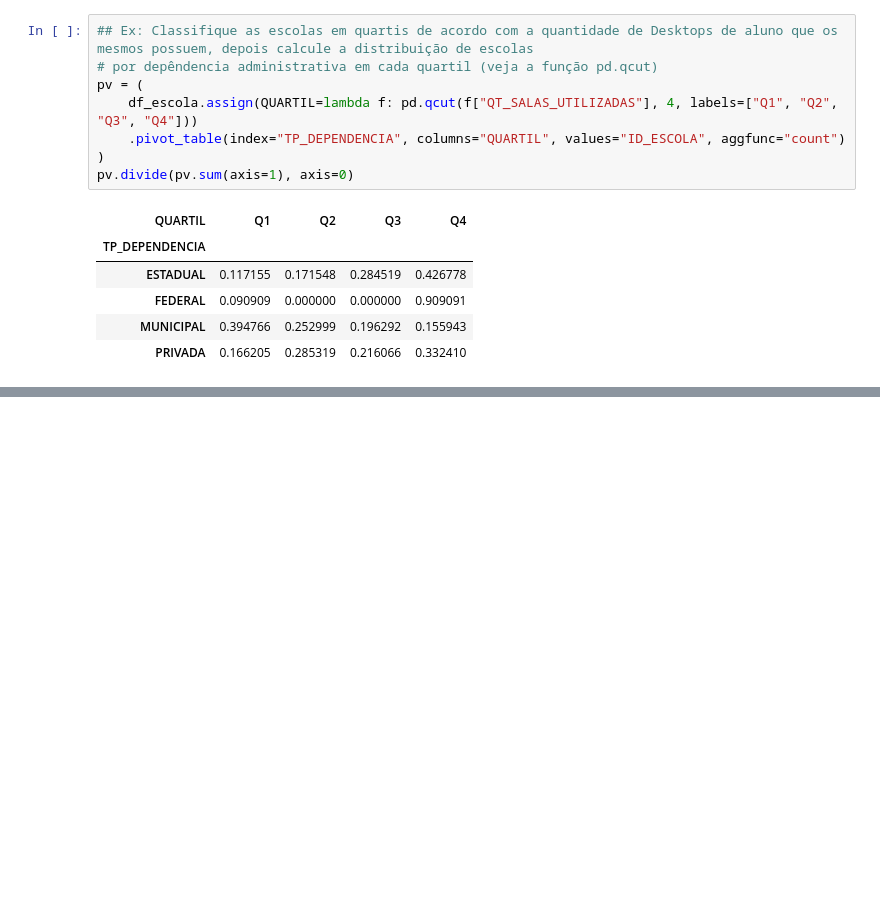
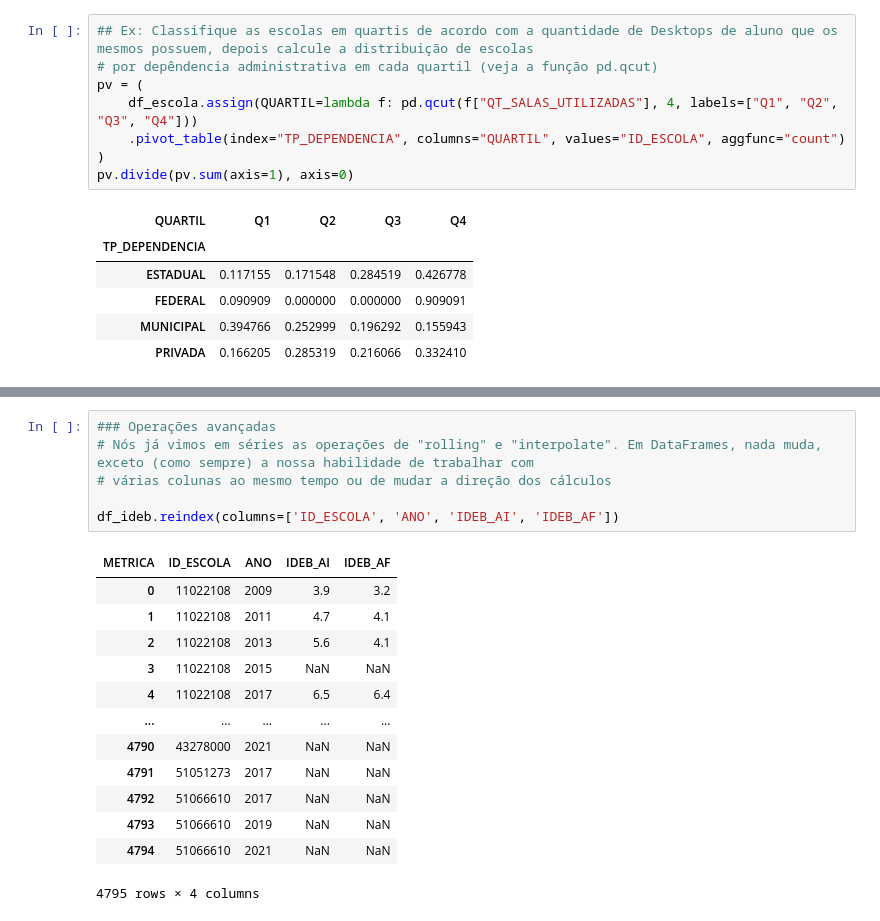
Before and after one commit to wendellbarcelos/Ciencia-de-dados-2022, a Jupyter notebook: Ciencia_de_dados_2022_exercicios.ipynb, the cells around one changed output, grey strips where cells are left out. Drawn from its saved outputs; the diff is of its cells as text; blank space fills up the shorter version.

```diff
--- a/Ciencia_de_dados_2022_exercicios.ipynb
+++ b/Ciencia_de_dados_2022_exercicios.ipynb
@@ -3713,0 +3838,20 @@ pv.divide(pv.sum(axis=1), axis=0)
+# %%
+### Operações avançadas
+# Nós já vimos em séries as operações de "rolling" e "interpolate". Em DataFrames, nada muda, exceto (como sempre) a nossa habilidade de trabalhar com
+# várias colunas ao mesmo tempo ou de mudar a direção dos cálculos
+
+df_ideb.reindex(columns=['ID_ESCOLA', 'ANO', 'IDEB_AI', 'IDEB_AF'])
+# %% [output]
+| METRICA | ID_ESCOLA | ANO | IDEB_AI | IDEB_AF |
+| 0 | 11022108 | 2009 | 3.9 | 3.2 |
+| 1 | 11022108 | 2011 | 4.7 | 4.1 |
+| 2 | 11022108 | 2013 | 5.6 | 4.1 |
+| 3 | 11022108 | 2015 | NaN | NaN |
+| 4 | 11022108 | 2017 | 6.5 | 6.4 |
+| ... | ... | ... | ... | ... |
+| 4790 | 43278000 | 2021 | NaN | NaN |
+| 4791 | 51051273 | 2017 | NaN | NaN |
+| 4792 | 51066610 | 2017 | NaN | NaN |
+| 4793 | 51066610 | 2019 | NaN | NaN |
+| 4794 | 51066610 | 2021 | NaN | NaN |
+4795 rows × 4 columns
```
Also changed, not shown: parts of 9 cells of this notebook.
